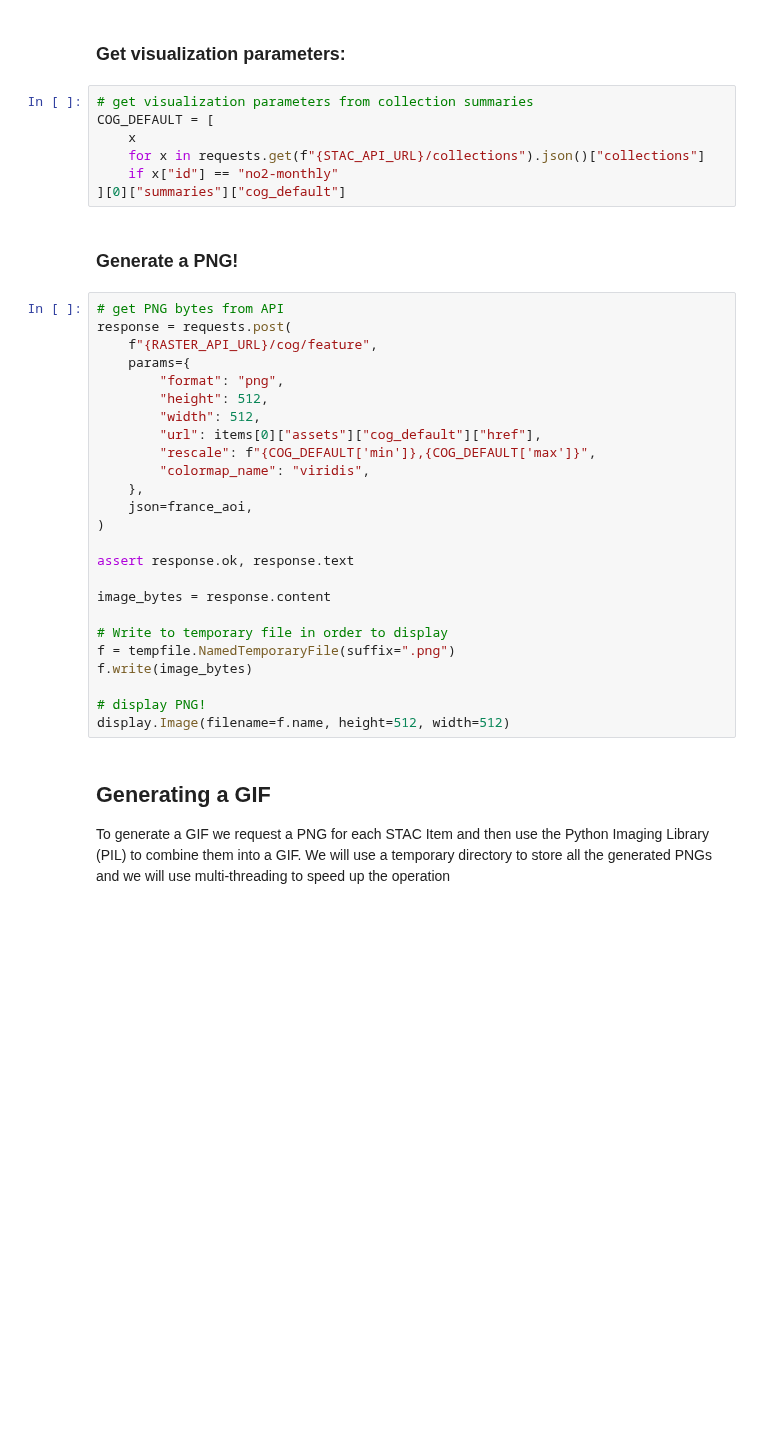
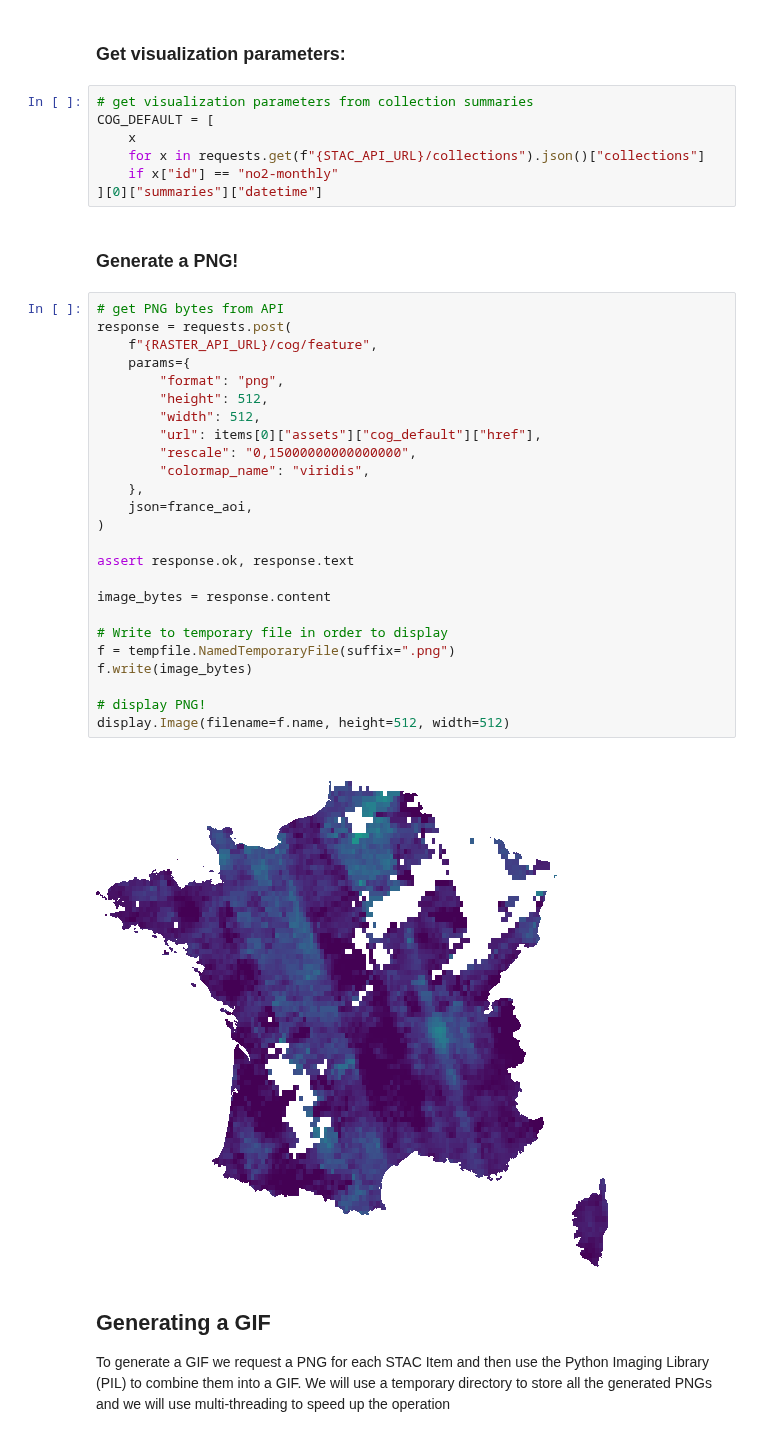
Before and after one commit to NASA-IMPACT/veda-docs, a Jupyter notebook: notebooks/tutorials/gif-generation.ipynb, the cells around one changed output. Drawn from its saved outputs; the diff is of its cells as text; blank space fills up the shorter version.

```diff
--- a/notebooks/tutorials/gif-generation.ipynb
+++ b/notebooks/tutorials/gif-generation.ipynb
@@ -106,34 +112,36 @@ COG_DEFAULT = [
     x
     for x in requests.get(f"{STAC_API_URL}/collections").json()["collections"]
     if x["id"] == "no2-monthly"
-][0]["summaries"]["cog_default"]
+][0]["summaries"]["datetime"]
 # %% [markdown]
 ### Generate a PNG!
 # %%
 # get PNG bytes from API
 response = requests.post(
     f"{RASTER_API_URL}/cog/feature",
     params={
         "format": "png",
         "height": 512,
         "width": 512,
         "url": items[0]["assets"]["cog_default"]["href"],
-        "rescale": f"{COG_DEFAULT['min']},{COG_DEFAULT['max']}",
+        "rescale": "0,15000000000000000",
         "colormap_name": "viridis",
     },
     json=france_aoi,
 )
 
 assert response.ok, response.text
 
 image_bytes = response.content
 
 # Write to temporary file in order to display
 f = tempfile.NamedTemporaryFile(suffix=".png")
 f.write(image_bytes)
 
 # display PNG!
 display.Image(filename=f.name, height=512, width=512)
+# %% [output]
+[figure, added]
 # %% [markdown]
 ## Generating a GIF
 
```
Also changed, not shown: parts of 5 cells of this notebook.
